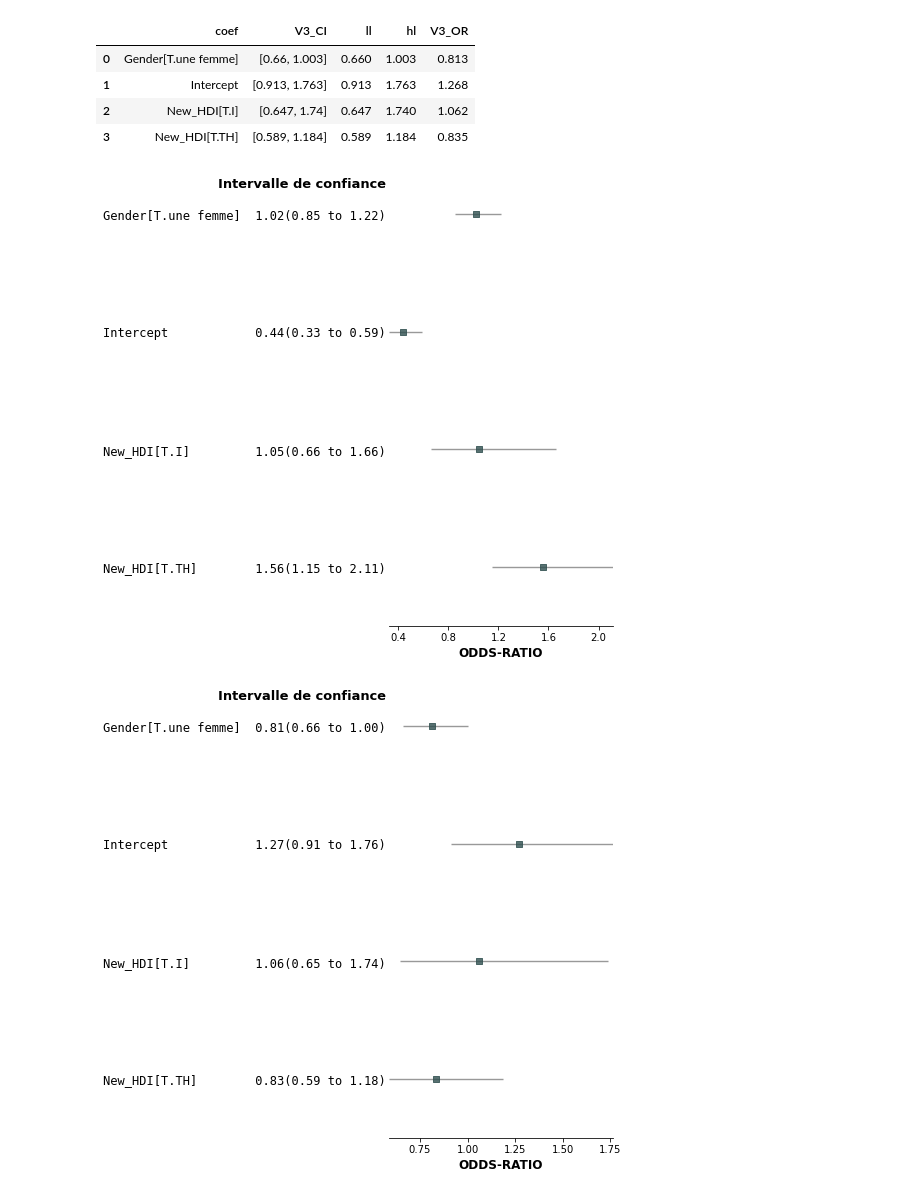
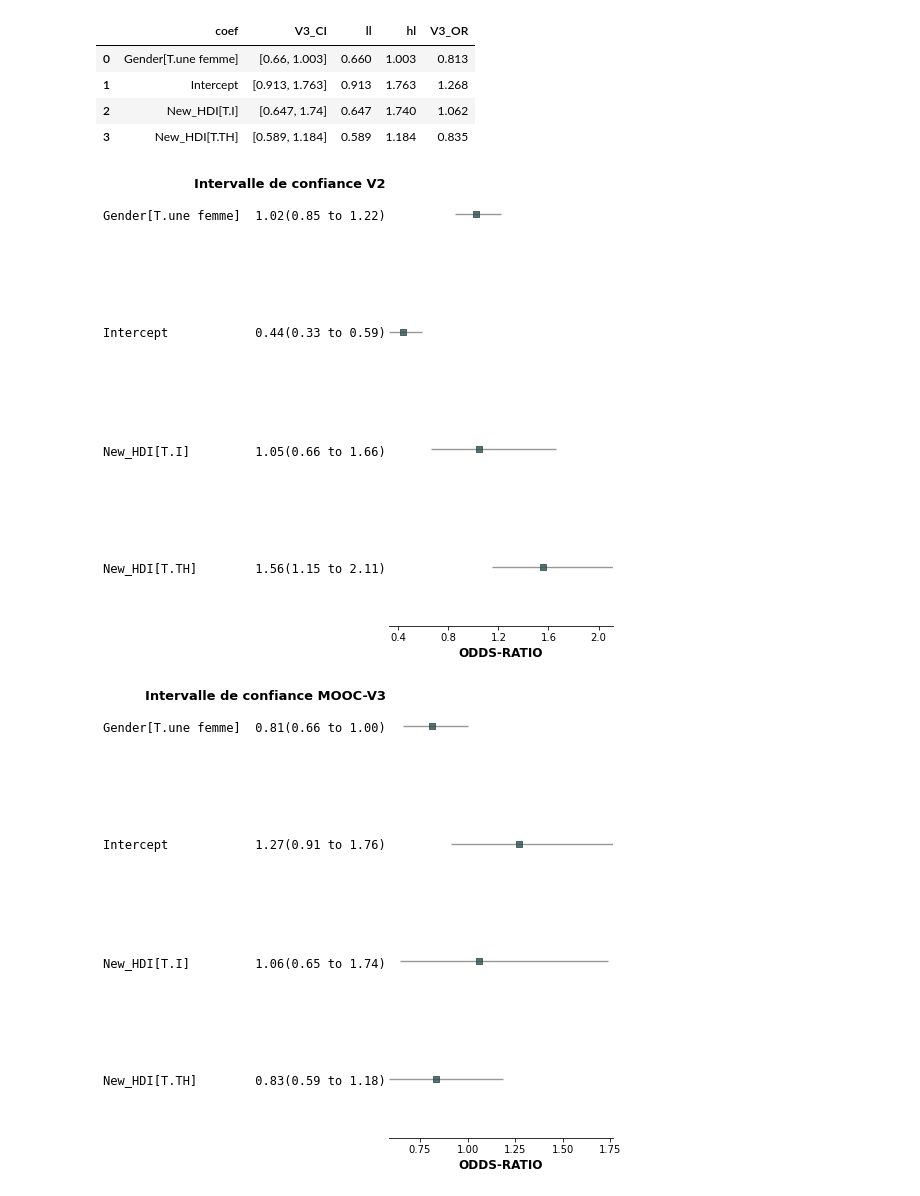
Before and after one commit to smtux/DUDA, a Jupyter notebook: statistique/src/mooc_mertes.ipynb, the cells around one changed output. Drawn from its saved outputs; the diff is of its cells as text; code cells hidden in the pictures.

Commit message:
mise à jour pour le forest plot

```diff
--- a/statistique/src/mooc_mertes.ipynb
+++ b/statistique/src/mooc_mertes.ipynb
@@ -1086,20 +1086,20 @@ fp.forestplot(forest_v2,  # the dataframe with results data
               estimate="V2_OR",  # col containing estimated effect size
               ll="ll", hl="hl",  # columns containing conf. int. lower and higher limits
               varlabel="coef",  # column containing variable label
-              ylabel="Intervalle de confiance",  # y-label title
+              ylabel="Intervalle de confiance MOOC-V2",  # y-label title
               xlabel="ODDS-RATIO",  # x-label title
               )
 plt.show()
 # %% [output]
-[figure, old version]
+[figure, new version]
 # %%
 fp.forestplot(forest_v3,  # the dataframe with results data
               estimate="V3_OR",  # col containing estimated effect size
               ll="ll", hl="hl",  # columns containing conf. int. lower and higher limits
               varlabel="coef",  # column containing variable label
-              ylabel="Intervalle de confiance",  # y-label title
+              ylabel="Intervalle de confiance MOOC-V3",  # y-label title
               xlabel="ODDS-RATIO",  # x-label title
               )
 plt.show()
 # %% [output]
-[figure, old version]
+[figure, new version]
```
